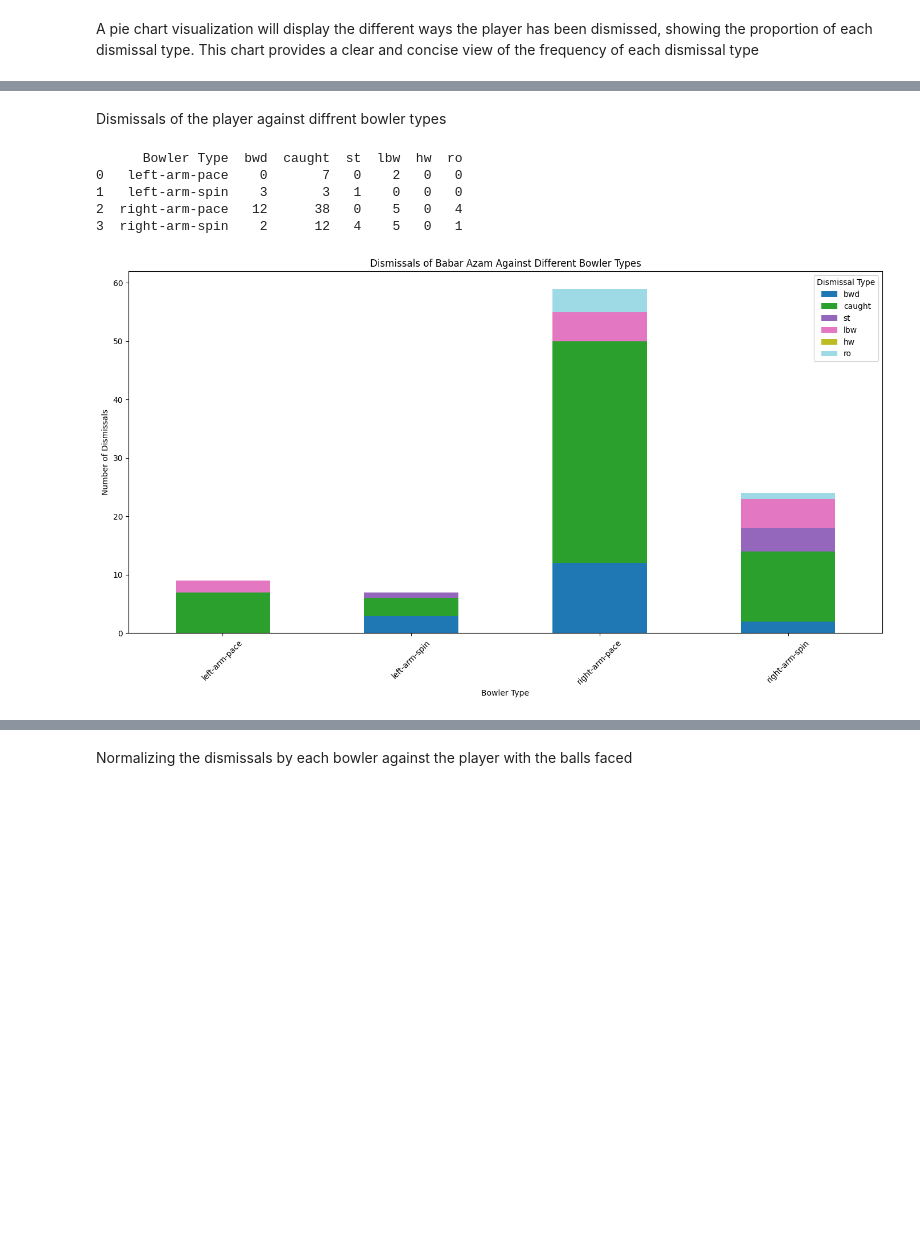
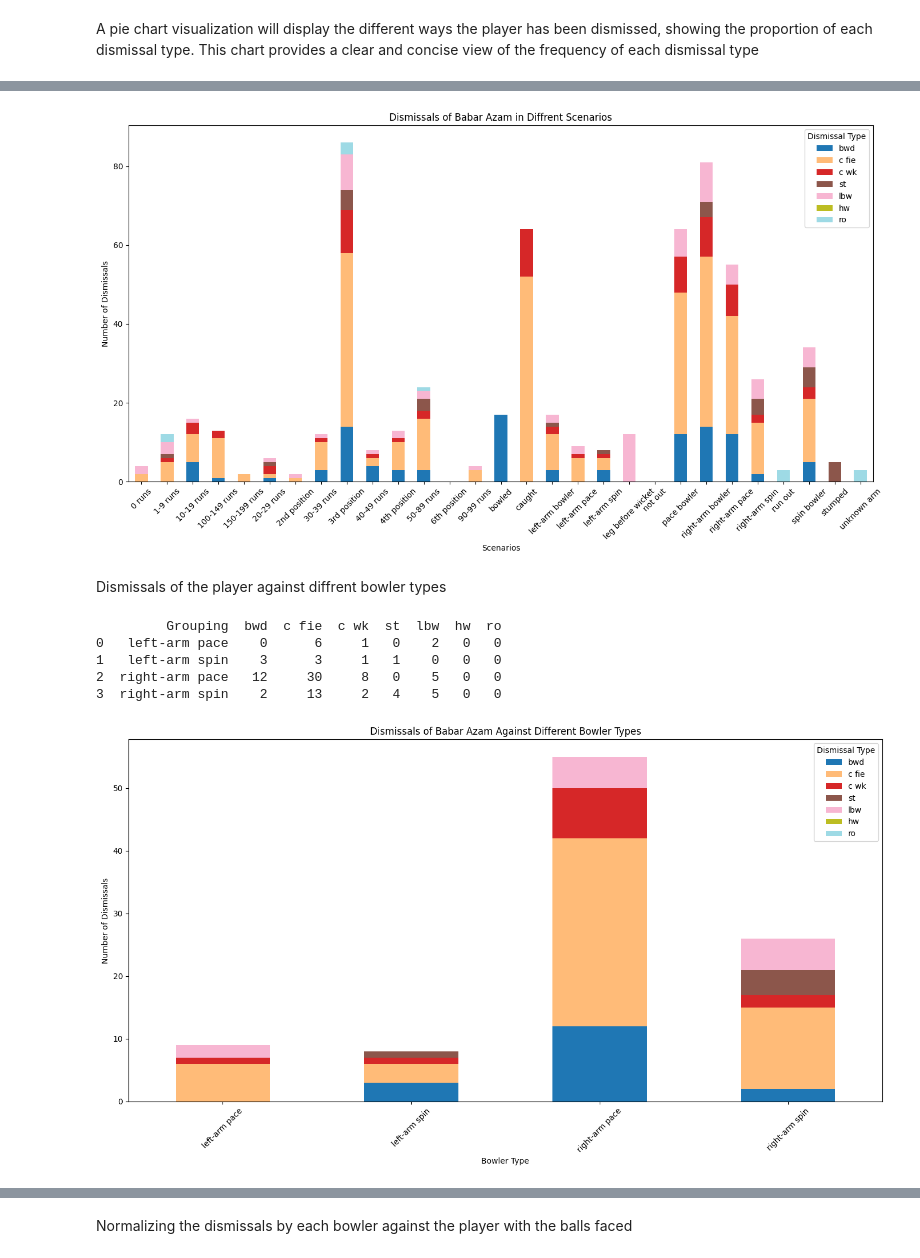
Before and after one commit to Mustafa-Ashfaq81/SPROJ-PCB, a Jupyter notebook: Player_Dismissals.ipynb, the cells around one changed output, grey strips where cells are left out. Saved outputs shown, nothing was run; the diff lists cells and outputs as text; code cells hidden in the pictures; blank space fills up the shorter version.

```diff
--- a/Player_Dismissals.ipynb
+++ b/Player_Dismissals.ipynb
@@ -117,0 +124,6 @@ plt.show()
+# %%
+# Aggregate dismissal counts by bowler type
+all_scenarios_dismissal = player_data_filtered.groupby('Grouping')[dismissal_types].sum().reset_index()
+
+# Display the aggregated dismissal counts
+print(all_scenarios_dismissal)
@@ -118,20 +148,38 @@ plt.show()
+# %%
+# Plot a stacked bar plot
+all_scenarios_dismissal.set_index('Grouping')[dismissal_types].plot(kind='bar', stacked=True, figsize=(14, 8), colormap='tab20')
+plt.title(f'Dismissals of {player_name} in Diffrent Scenarios')
+plt.xlabel('Scenarios')
+plt.ylabel('Number of Dismissals')
+plt.legend(title='Dismissal Type')
+plt.xticks(rotation=45)
+plt.tight_layout()
+plt.show()
+# %% [output]
+[figure, added]
 # %% [markdown]
 Dismissals of the player against diffrent bowler types
 # %%
+# Define the desired groupings
+desired_groupings = ['left-arm pace', 'right-arm pace', 'left-arm spin', 'right-arm spin']
+
+# Filter the DataFrame to include only the desired groupings
+filtered_data = player_data_filtered[player_data_filtered['Grouping'].isin(desired_groupings)]
+
 # Aggregate dismissal counts by bowler type
-dismissals_by_bowler_type = player_data_filtered.groupby('Bowler Type')[dismissal_types].sum().reset_index()
+dismissals_by_bowler_type = filtered_data.groupby('Grouping')[dismissal_types].sum().reset_index()
 
 # Display the aggregated dismissal counts
 print(dismissals_by_bowler_type)
 # %% [output]
-      Bowler Type  bwd  caught  st  lbw  hw  ro
-0   left-arm-pace    0       7   0    2   0   0
-1   left-arm-spin    3       3   1    0   0   0
-2  right-arm-pace   12      38   0    5   0   4
-3  right-arm-spin    2      12   4    5   0   1
+         Grouping  bwd  c fie  c wk  st  lbw  hw  ro
+0   left-arm pace    0      6     1   0    2   0   0
+1   left-arm spin    3      3     1   1    0   0   0
+2  right-arm pace   12     30     8   0    5   0   0
+3  right-arm spin    2     13     2   4    5   0   0
 # %%
 # Plot a stacked bar plot
-dismissals_by_bowler_type.set_index('Bowler Type')[dismissal_types].plot(kind='bar', stacked=True, figsize=(14, 8), colormap='tab20')
+dismissals_by_bowler_type.set_index('Grouping')[dismissal_types].plot(kind='bar', stacked=True, figsize=(14, 8), colormap='tab20')
 plt.title(f'Dismissals of {player_name} Against Different Bowler Types')
 plt.xlabel('Bowler Type')
 plt.ylabel('Number of Dismissals')
@@ -140,7 +188,7 @@ plt.xticks(rotation=45)
 plt.tight_layout()
 plt.show()
 # %% [output]
-[figure, old version]
+[figure, new version]
 # %%
 # dismissals_by_bowler_type.head
 dismissals_by_bowler_type.columns
```
Also changed, not shown: parts of 26 cells of this notebook, 3 other files.
